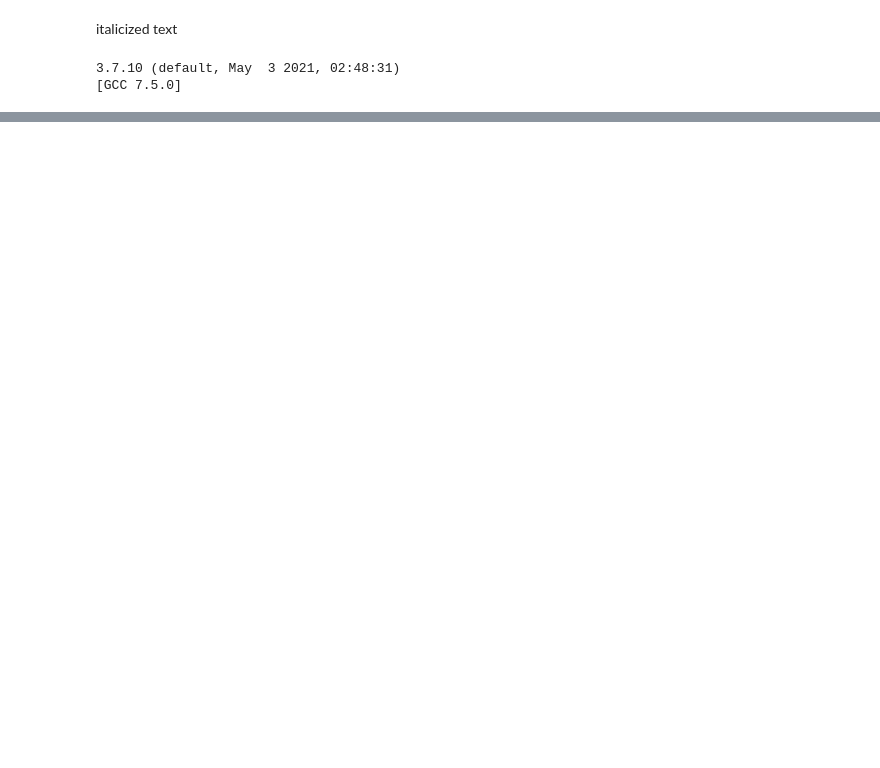
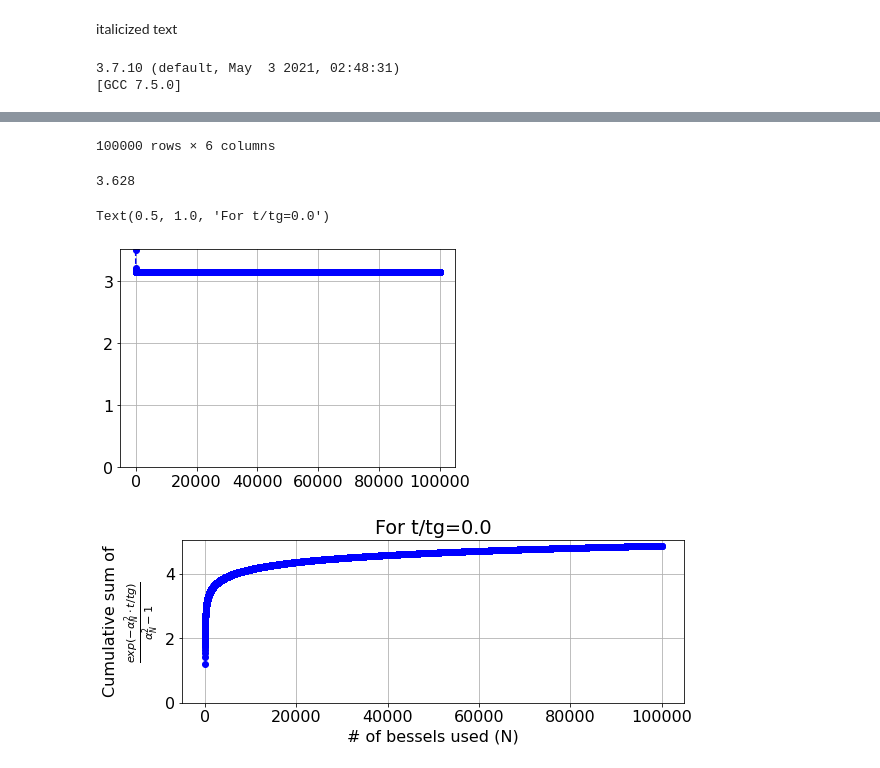
Before and after one commit to ryerrabelli/Yerrabelli-Spector-Poroelastic-Model-Code, a Jupyter notebook: src/colab.ipynb, the cells around one changed output, grey strips where cells are left out. Cells and saved outputs as stored; diff of their text form; code cells hidden in the pictures; blank space fills up the shorter version.

Commit message:
Completed analysis of 2nd inversion test and responded back to Dr. Spector that his initial condition does not make sense to me given my understanding of the analytic equation.

```diff
--- a/src/colab.ipynb
+++ b/src/colab.ipynb
@@ -315,3 +373,77 @@ fig=plotting.plot_laplace_analysis(func=func, func_name=func_name, x_names=x_nam
 # %%
 print(viscoporoelastic_model.TestModel2.tg)
 print(f"{np.round(1/0.0001)}-{np.round(1/0.00001)}")
+# %%
+#import scipy.special as sp
+import scipy.special
+import scipy as sp
+import pandas as pd
+
+self = viscoporoelastic_model.TestModel3()
+vs, tg, Es, eps0, a = type(self).get_predefined_constants()
+bessel_len=100000
+off=0
+t=0.000*tg
+
+
+def I0(x): return scipy.special.iv(0, x) #return np.i0(x); #besseli(0, x)
+def I1(x): return scipy.special.iv(1, x) #besseli(1, x)
+def J0(x): return scipy.special.jv(0, x)
+def J1(x): return scipy.special.jv(1, x)
+
+def characteristic_eqn(x):
+    return J1(x) - (1 - vs) / (1 - 2 * vs) * x * J0(x)
+
+alpha2_vals = np.zeros(shape=bessel_len)
+for n in range(bessel_len):
+    # Use (n+1)*pi instead of n*pi bc python is zero-indexed unlike Matlab
+    alpha2_vals[n] = sp.optimize.fsolve(func=characteristic_eqn, x0=(n + 1 -off) * np.pi)
+
+
+summation_a = 0
+parts = np.zeros(shape=bessel_len)
+for n in range(bessel_len):
+    parts[n] = np.exp(-alpha2_vals[n]*t/tg)/(alpha2_vals[n]-1)
+summation_a = np.sum(parts)
+cumsum = np.cumsum(parts)
+print( summation_a )
+#print(f"{summation_a:0.4f}={summation_a/0.022066:0.2f}*0.022066")
+print(f"bessel_len={bessel_len}")
+print(f"\tt={t}, tg={tg}, t/tg={t/tg:0.04f}")
+
+
+# creating a DataFrame
+n=np.arange(len(alpha2_vals))
+dict = {'N' : n+1-off,
+        'α^2' : alpha2_vals,
+        #'α^2(N+1)-α^2(N)': np.concatenate( (np.array([None]), alpha2_vals[1:]-alpha2_vals[0:-1]) ),
+        'diff': np.concatenate( (np.array([None]), alpha2_vals[1:]-alpha2_vals[0:-1]) ),
+        'N*pi-α^2': (n+1-off)*np.pi - alpha2_vals,
+        #'exp(-α^2*t/tg)': np.exp(-alpha2_vals[n]*t/tg),
+        #'1/(α^2-1)':1/(alpha2_vals[n]-1),
+        'exp(-α^2*t/tg)/(α^2-1)':np.exp(-alpha2_vals[n]*t/tg)/(alpha2_vals[n]-1),
+        'Sum so far':  cumsum
+        }
+df = pd.DataFrame(dict)
+
+# displaying the DataFrame
+display(df)
+
+plt.figure()
+plt.grid()
+plt.plot(alpha2_vals[1:]-alpha2_vals[0:-1], 'bo--')
+plt.ylim([0, None])
+print(1.814+1.814)
+
+fig = plt.figure()
+plt.grid()
+fig.set_figwidth(9)
+fig.set_figheight(3)
+plt.plot(n,cumsum, 'bo')
+plt.ylim([0, None])
+plt.xlabel("# of bessels used (N)")
+#plt.ylabel(r"Cumulative sum of\nexp(-α^2*t/tg)/(α^2-1)")
+#plt.ylabel(r"Cumulative sum of\n$exp(-α^2\cdot t/tg)/(α^2-1)$")
+plt.ylabel("Cumulative sum of\n"+r"$\frac{exp(-α_N^2\cdot t/tg)}{α_N^2-1}$")
+plt.title(f"For t/tg={t/tg:0.1f}")
+# %% [output]
@@ -317,0 +465,5 @@ print(f"{np.round(1/0.0001)}-{np.round(1/0.00001)}")
+100000 rows × 6 columns
+3.628
+Text(0.5, 1.0, 'For t/tg=0.0')
+[figure, added]
+[figure, added]
```
Also changed, not shown: parts of 9 cells of this notebook, 3 other files.
